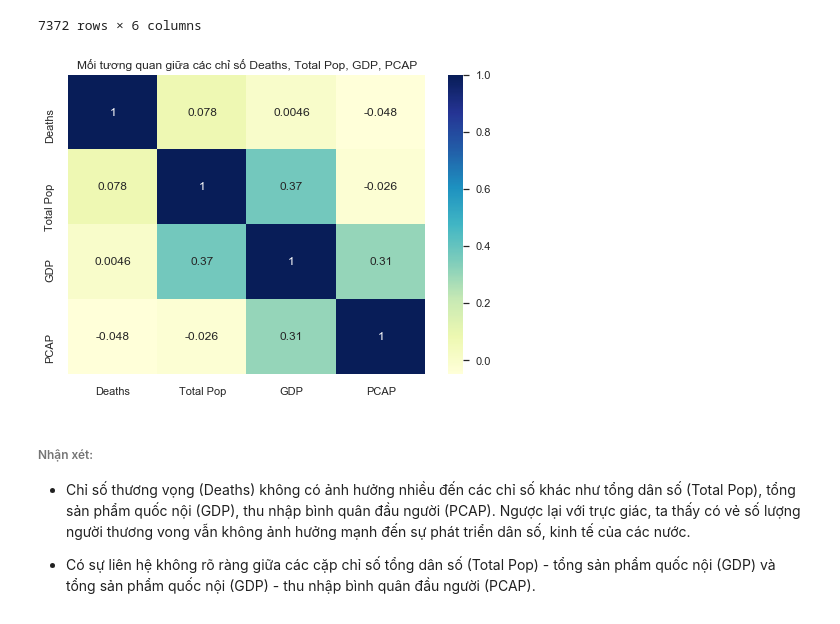
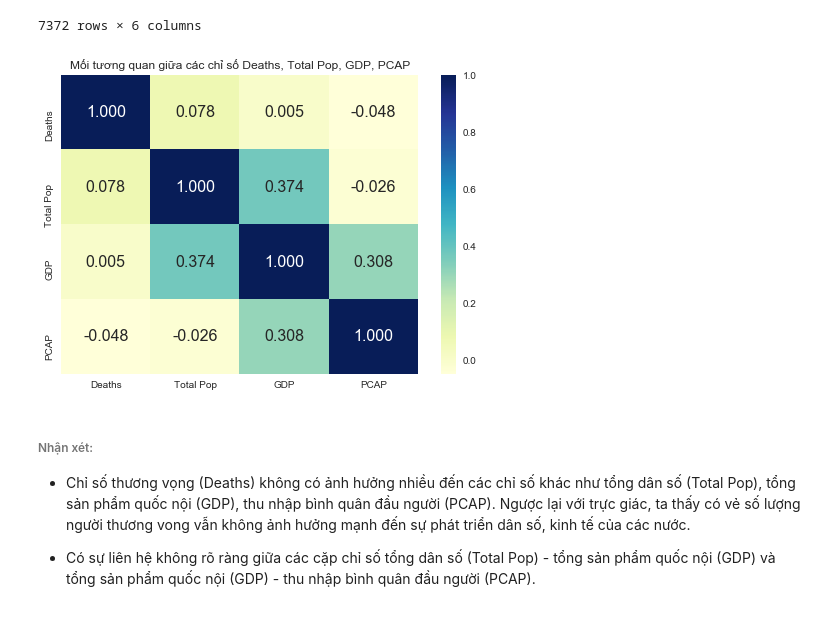
Before and after one commit to hcmus1712331/LTCKHDL-DACK, a Jupyter notebook: 1712331-NguyenThanhDat.ipynb, the cells around one changed output. Cells and saved outputs as stored; diff of their text form; code cells hidden in the pictures.

```diff
--- a/1712331-NguyenThanhDat.ipynb
+++ b/1712331-NguyenThanhDat.ipynb
@@ -526,10 +527,10 @@ grouped_deaths_by_country_and_year
 # %%
 corr = grouped_deaths_by_country_and_year[['Deaths', 'Total Pop', 'GDP', 'PCAP']].corr()
 
-ax = sns.heatmap(corr, annot=True, cmap="YlGnBu") \
+ax = sns.heatmap(corr, annot=True, cmap="YlGnBu", fmt=".3f", annot_kws={'size':16}) \
         .set(title='Mối tương quan giữa các chỉ số Deaths, Total Pop, GDP, PCAP')
 # %% [output]
-[figure, old version]
+[figure, new version]
 # %% [markdown]
 ###### Nhận xét:
 
```
Also changed, not shown: parts of 17 cells of this notebook.
